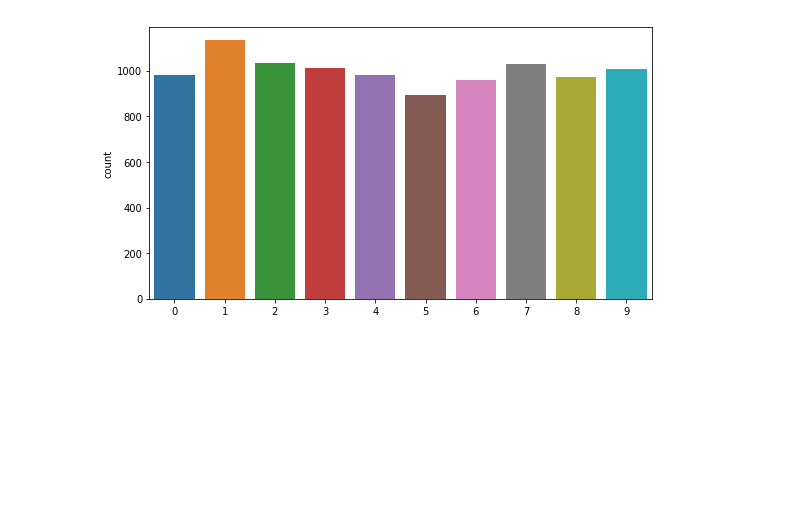
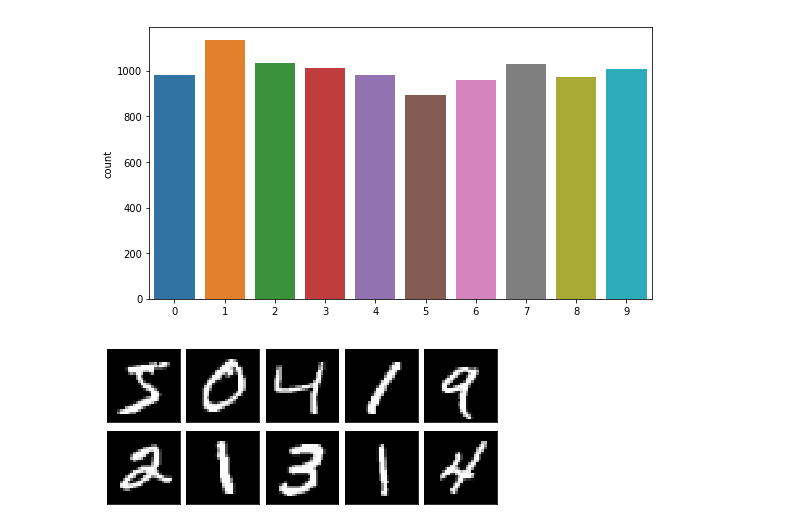
Before and after one commit to sheikhomar/popan, a Jupyter notebook: notebooks/dataset-mnist.ipynb, the cells around one changed output. Drawn from its saved outputs; the diff is of its cells as text; code cells hidden in the pictures; blank space fills up the shorter version.

Commit message:
Some visualisations.

```diff
--- a/notebooks/dataset-mnist.ipynb
+++ b/notebooks/dataset-mnist.ipynb
@@ -31,3 +31,32 @@ sns.countplot(x=y_test, ax=ax)
 # %% [output]
 <matplotlib.axes._subplots.AxesSubplot at 0x...>
 [figure]
+# %%
+def select_ten_digits(labels):
+    image_indices = []
+    for number in range(10):
+        # Find indicies where elements equal to a specific number
+        indices = np.where(labels == number)[0]
+        rnd_idx = np.random.choice(indices, 1)[0]
+        image_indices.append(rnd_idx)
+    return image_indices
+# %%
+def plot_ten_digits(images, indices):
+    num_rows = 2
+    num_columns = 5
+    fig, axes = plt.subplots(nrows=num_rows, ncols=num_columns, sharex=True, sharey=True, figsize=(7, 3))
+    plt.subplots_adjust(hspace=0.01, wspace=0.09)
+    for row in range(num_rows):
+        for column in range(num_columns):
+            img = images[indices[column + (row*num_columns)]]
+            img = img.reshape(28, 28)
+            ax = axes[row][column]
+            ax.imshow(img, cmap='gist_gray')
+            #ax.set_axis_off()
+            ax.tick_params(axis='both', which='major', bottom=False, labelbottom=False, left=False, labelleft=False)
+# %%
+indicies = select_ten_digits(np.unique(y_train))
+# %%
+plot_ten_digits(X_train, indicies)
+# %% [output]
+[figure, added]
```
Also changed, not shown: parts of 7 cells of this notebook, 2 other files.
